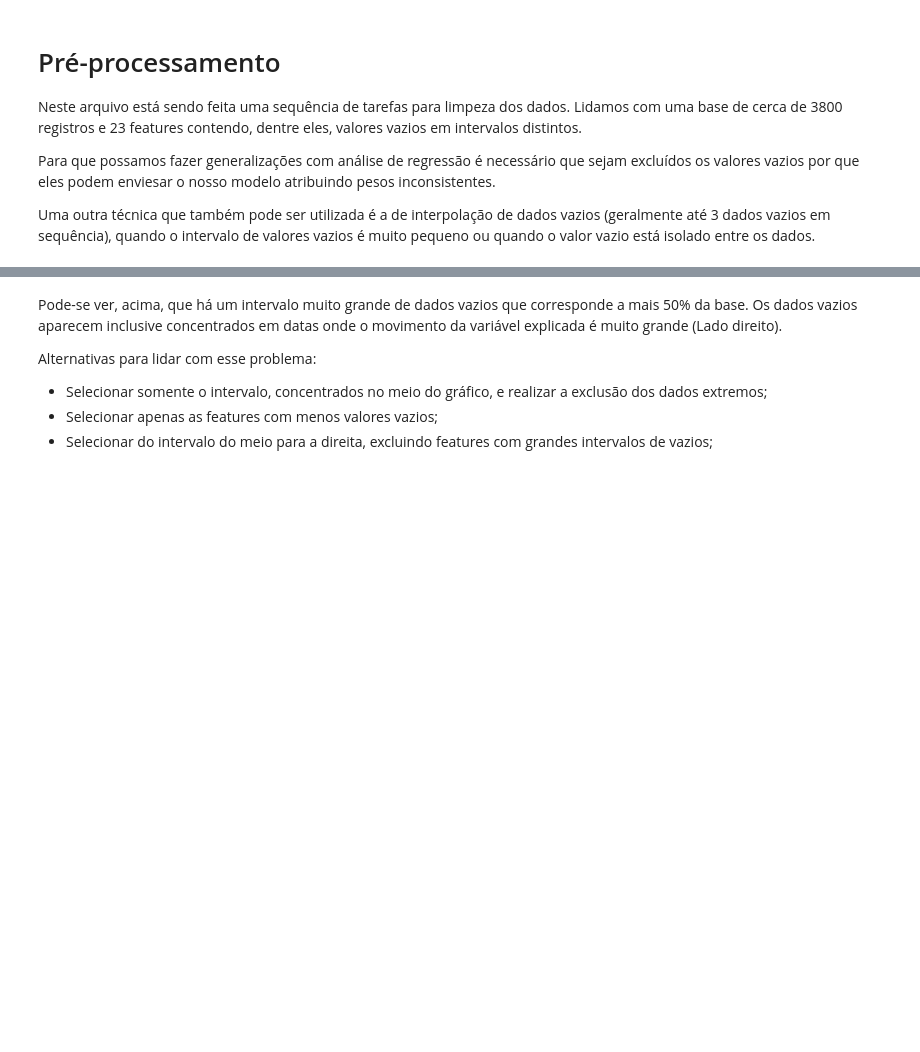
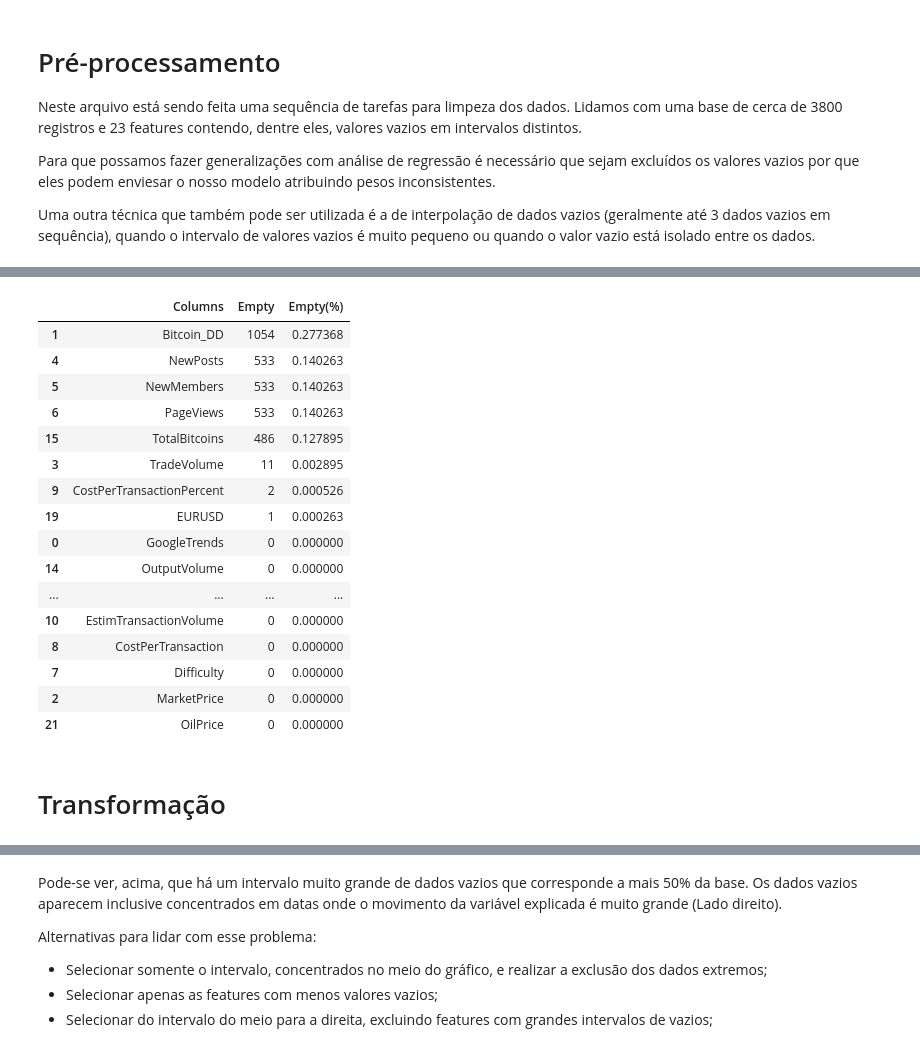
Before and after one commit to wallisonferreira/analise-exploratoria-mercados, a Jupyter notebook: pre_processing_1.ipynb, the cells around one changed output, grey strips where cells are left out. Cells and saved outputs as stored; diff of their text form; code cells hidden in the pictures; blank space fills up the shorter version.

```diff
--- a/pre_processing_1.ipynb
+++ b/pre_processing_1.ipynb
@@ -138,0 +56,9 @@ fig.show();
+# %%
+# transformando coluna dates
+sp500['Date'] = pd.to_datetime(sp500['Date'])
+oil_price['Date'] = pd.to_datetime(oil_price['Date'])
+# %%
+# criando index temporários para realizar o merge
+market['Date_Index'] = market['Date'].astype(str)
+sp500['Date_Index_S'] = sp500['Date'].astype(str)
+oil_price['Date_Index_O'] = oil_price['Date'].astype(str)
@@ -138,0 +69,11 @@ fig.show();
+# %%
+# merge de coluna sp500
+market.merge(sp500, how='right', left_on='Date_Index', right_on='Date_Index_S')
+market = result
+# %%
+# merge de colunas oil price
+result = pd.merge(market, oil_price, on='Date', how='left')
+# excluindo coluna antiga e renomeando a nova
+result.drop('OilPrice_x', axis=1, inplace=True)
+result.rename(columns={'OilPrice_y':'OilPrice'}, inplace=True)
+market = result
@@ -138,0 +133,32 @@ fig.show();
+# %%
+# informa valores vazios não incluindo zeros
+def empty_values(data):
+  columns = data.columns
+
+  return pd.DataFrame({ \
+                      'Columns':[col for col in columns if col != 'Date'], \
+                      'Empty':[data[col].isnull().sum() for col in columns if col != 'Date'], \
+                      'Empty(%)':[data[col].isnull().sum()/data[col].isnull().count() for col in columns if col != 'Date']})
+
+empty_values1 = empty_values(data = market)
+empty_values1.sort_values('Empty', ascending=False)
+# %% [output]
+|  | Columns | Empty | Empty(%) |
+| 1 | Bitcoin_DD | 1054 | 0.277368 |
+| 4 | NewPosts | 533 | 0.140263 |
+| 5 | NewMembers | 533 | 0.140263 |
+| 6 | PageViews | 533 | 0.140263 |
+| 15 | TotalBitcoins | 486 | 0.127895 |
+| 3 | TradeVolume | 11 | 0.002895 |
+| 9 | CostPerTransactionPercent | 2 | 0.000526 |
+| 19 | EURUSD | 1 | 0.000263 |
+| 0 | GoogleTrends | 0 | 0.000000 |
+| 14 | OutputVolume | 0 | 0.000000 |
+| ... | ... | ... | ... |
+| 10 | EstimTransactionVolume | 0 | 0.000000 |
+| 8 | CostPerTransaction | 0 | 0.000000 |
+| 7 | Difficulty | 0 | 0.000000 |
+| 2 | MarketPrice | 0 | 0.000000 |
+| 21 | OilPrice | 0 | 0.000000 |
+# %% [markdown]
+# Transformação
```
Also changed, not shown: parts of 42 cells of this notebook.
